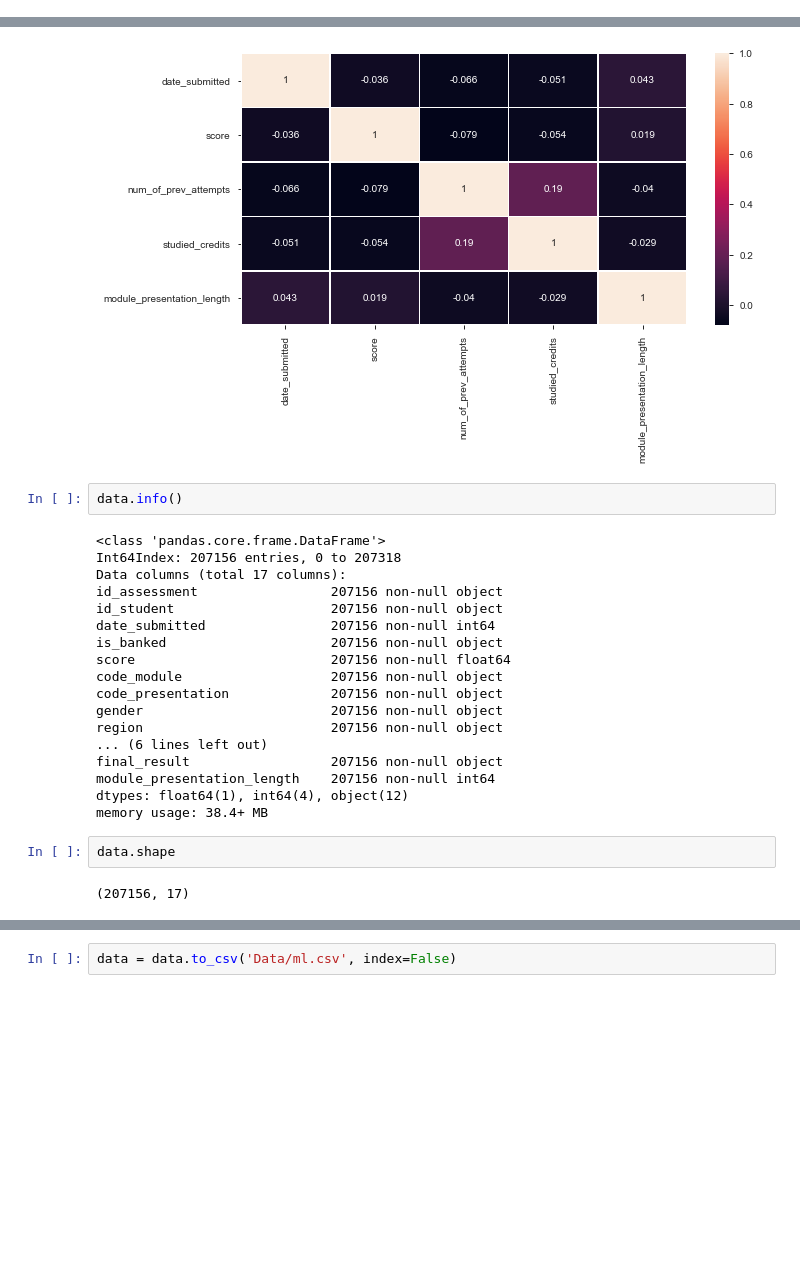
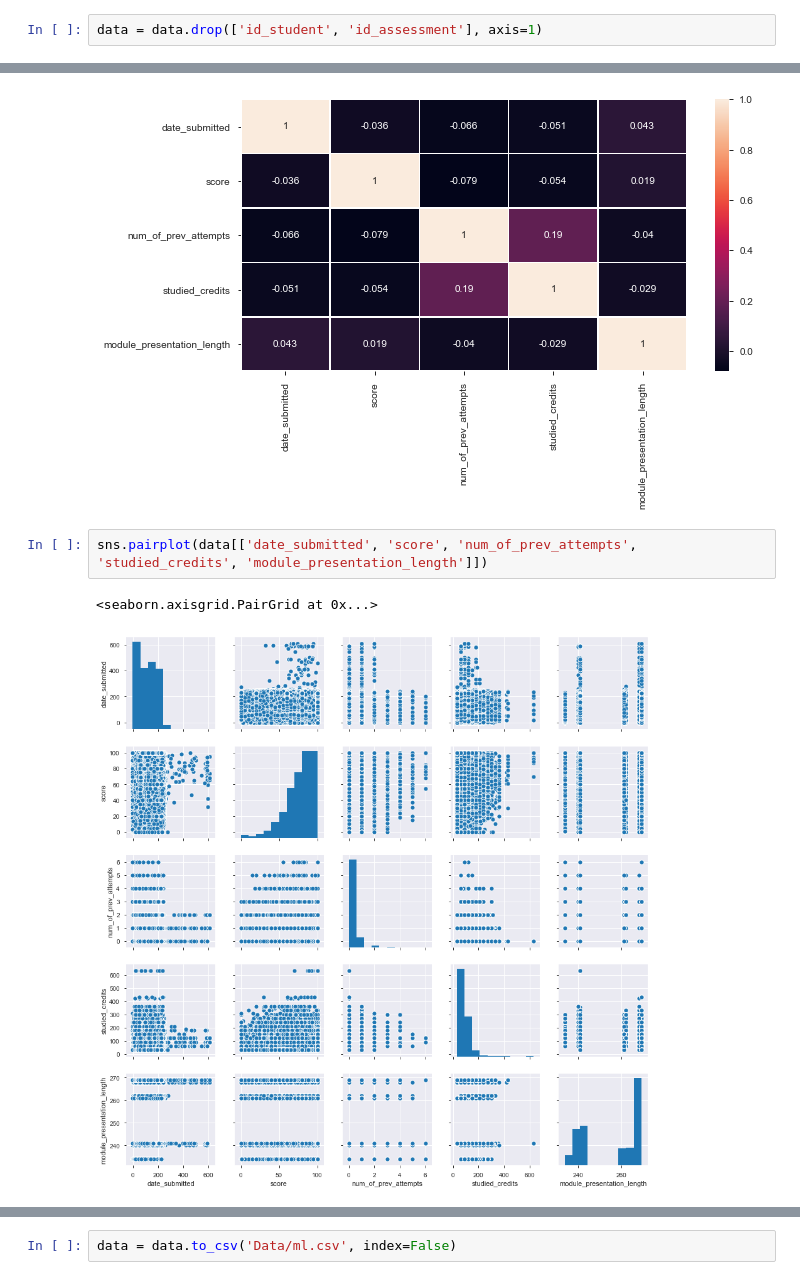
Before and after one commit to ljg-old/OULAD_Project, a Jupyter notebook: 2_Pre-processing & EDA.ipynb, the cells around one changed output, grey strips where cells are left out. Saved outputs shown, nothing was run; the diff lists cells and outputs as text; blank space fills up the shorter version.

```diff
--- a/2_Pre-processing & EDA.ipynb
+++ b/2_Pre-processing & EDA.ipynb
@@ -891 +887,3 @@ data.to_csv('Data/final.csv', index=False)
+# %%
+data = data.drop(['id_student', 'id_assessment'], axis=1)
 # %%
@@ -916,27 +903,8 @@ sns.heatmap(data.corr(), annot=True, linewidths=.5, ax=ax)
 plt.show()
 # %% [output]
 [figure]
-# %%
-data.info()
-# %% [output]
-<class 'pandas.core.frame.DataFrame'>
-Int64Index: 207156 entries, 0 to 207318
-Data columns (total 17 columns):
-id_assessment                 207156 non-null object
-id_student                    207156 non-null object
-date_submitted                207156 non-null int64
-is_banked                     207156 non-null object
-score                         207156 non-null float64
-code_module                   207156 non-null object
-code_presentation             207156 non-null object
-gender                        207156 non-null object
-region                        207156 non-null object
-... (6 lines left out)
-final_result                  207156 non-null object
-module_presentation_length    207156 non-null int64
-dtypes: float64(1), int64(4), object(12)
-memory usage: 38.4+ MB
-# %%
-data.shape
-# %% [output]
-(207156, 17)
+# %%
+sns.pairplot(data[['date_submitted', 'score', 'num_of_prev_attempts', 'studied_credits', 'module_presentation_length']])
+# %% [output]
+<seaborn.axisgrid.PairGrid at 0x...>
+[figure, added]
```
Also changed, not shown: parts of 37 cells of this notebook, 4 other files.
